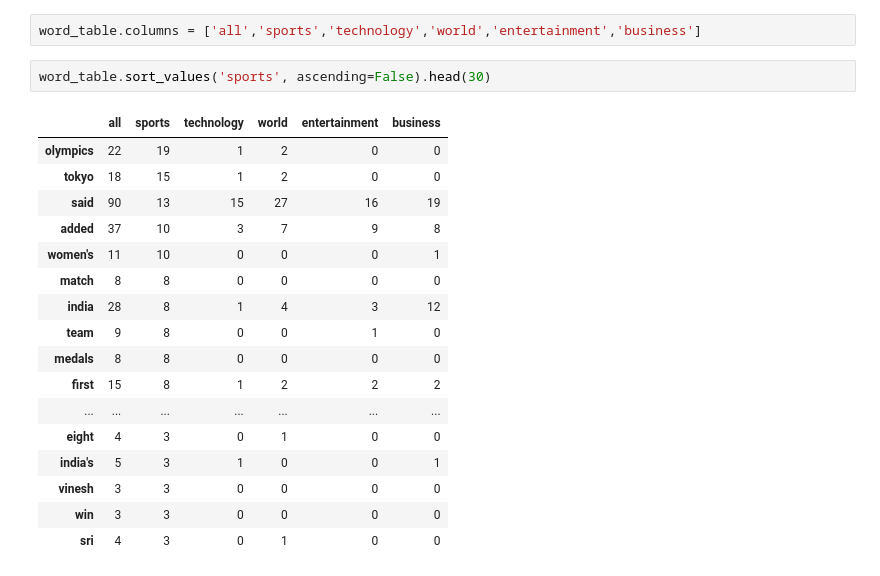
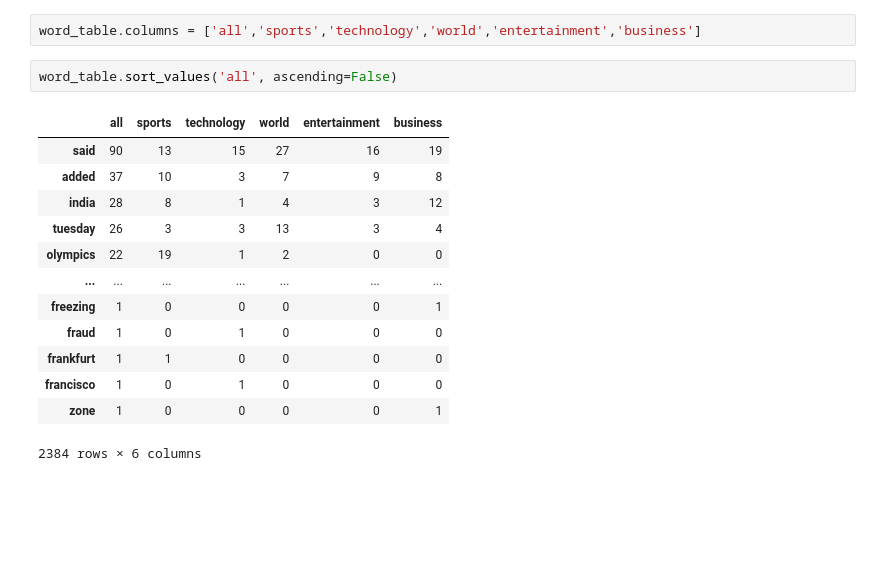
Before and after one commit to carterrxavier/NLP, a Jupyter notebook: explore.ipynb, the cells around one changed output. Drawn from its saved outputs; the diff is of its cells as text; blank space fills up the shorter version.

```diff
--- a/explore.ipynb
+++ b/explore.ipynb
@@ -181,22 +177,18 @@ word_table = pd.concat([all_freq, s_freq, t_freq, w_freq, e_freq,b_freq], axis=1
 # %%
 word_table.columns = ['all','sports','technology','world','entertainment','business']
 # %%
-word_table.sort_values('sports', ascending=False).head(30)
+word_table.sort_values('all', ascending=False)
 # %% [output]
 |  | all | sports | technology | world | entertainment | business |
-| olympics | 22 | 19 | 1 | 2 | 0 | 0 |
-| tokyo | 18 | 15 | 1 | 2 | 0 | 0 |
 | said | 90 | 13 | 15 | 27 | 16 | 19 |
 | added | 37 | 10 | 3 | 7 | 9 | 8 |
-| women's | 11 | 10 | 0 | 0 | 0 | 1 |
-| match | 8 | 8 | 0 | 0 | 0 | 0 |
 | india | 28 | 8 | 1 | 4 | 3 | 12 |
-| team | 9 | 8 | 0 | 0 | 1 | 0 |
-| medals | 8 | 8 | 0 | 0 | 0 | 0 |
-| first | 15 | 8 | 1 | 2 | 2 | 2 |
+| tuesday | 26 | 3 | 3 | 13 | 3 | 4 |
+| olympics | 22 | 19 | 1 | 2 | 0 | 0 |
 | ... | ... | ... | ... | ... | ... | ... |
-| eight | 4 | 3 | 0 | 1 | 0 | 0 |
-| india's | 5 | 3 | 1 | 0 | 0 | 1 |
-| vinesh | 3 | 3 | 0 | 0 | 0 | 0 |
-| win | 3 | 3 | 0 | 0 | 0 | 0 |
-| sri | 4 | 3 | 0 | 1 | 0 | 0 |
+| freezing | 1 | 0 | 0 | 0 | 0 | 1 |
+| fraud | 1 | 0 | 1 | 0 | 0 | 0 |
+| frankfurt | 1 | 1 | 0 | 0 | 0 | 0 |
+| francisco | 1 | 0 | 1 | 0 | 0 | 0 |
+| zone | 1 | 0 | 0 | 0 | 0 | 1 |
+2384 rows × 6 columns
```
Also changed, not shown: parts of 7 cells of this notebook.
